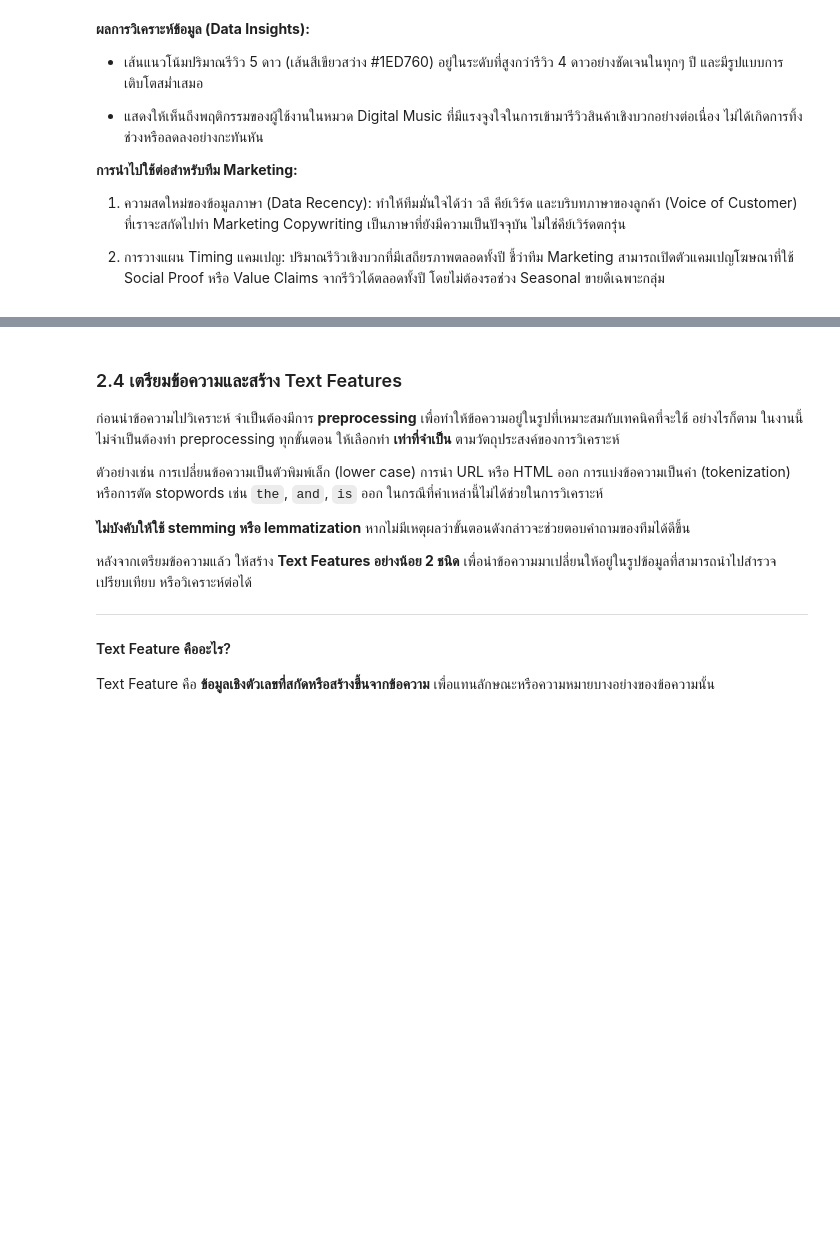
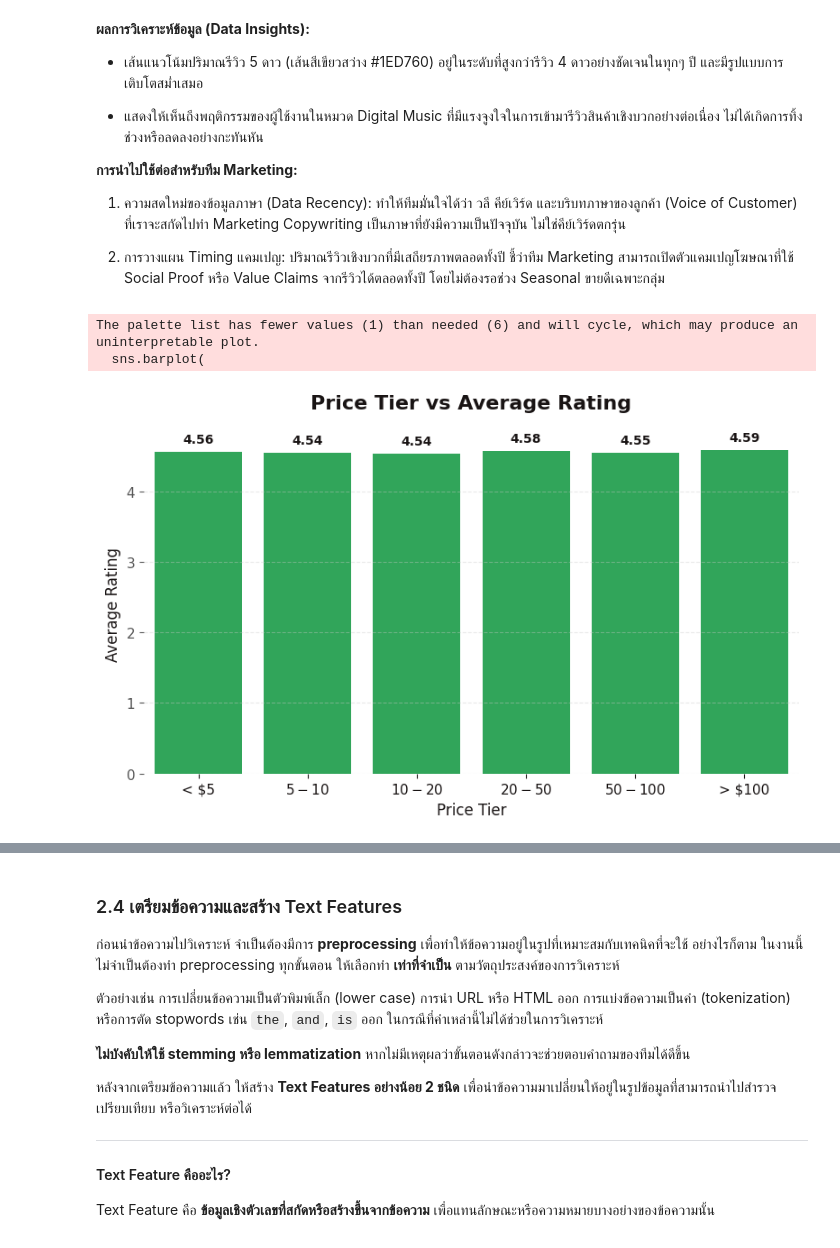
Before and after one commit to audomsak-pypy/Project1-Text_Analytics69, a Jupyter notebook: Project1_Text_Analytics69_Teams.ipynb, the cells around one changed output, grey strips where cells are left out. Saved outputs shown, nothing was run; the diff lists cells and outputs as text; code cells hidden in the pictures; blank space fills up the shorter version.

```diff
--- a/Project1_Text_Analytics69_Teams.ipynb
+++ b/Project1_Text_Analytics69_Teams.ipynb
@@ -672,3 +686,81 @@ plt.show()
 1. ความสดใหม่ของข้อมูลภาษา (Data Recency): ทำให้ทีมมั่นใจได้ว่า วลี คีย์เวิร์ด และบริบทภาษาของลูกค้า (Voice of Customer) ที่เราจะสกัดไปทำ Marketing Copywriting เป็นภาษาที่ยังมีความเป็นปัจจุบัน ไม่ใช่คีย์เวิร์ดตกรุ่น
 
 2. การวางแผน Timing แคมเปญ: ปริมาณรีวิวเชิงบวกที่มีเสถียรภาพตลอดทั้งปี ชี้ว่าทีม Marketing สามารถเปิดตัวแคมเปญโฆษณาที่ใช้ Social Proof หรือ Value Claims จากรีวิวได้ตลอดทั้งปี โดยไม่ต้องรอช่วง Seasonal ขายดีเฉพาะกลุ่ม
+# %%
+import matplotlib.pyplot as plt
+import seaborn as sns
+import pandas as pd
+import numpy as np
+
+# Ensure 'price' column is numeric and handle missing values
+# Convert 'price' column to string type first to ensure .str accessor works
+df_joined['price_numeric'] = pd.to_numeric(
+    df_joined['price'].astype(str).str.replace('$', '', regex=False).str.replace(',', '', regex=False),
+    errors='coerce'
+)
+
+# Create price_tier based on cleaned price
+# Define price bins and labels for price tiers
+price_bins = [0, 5, 10, 20, 50, 100, np.inf]
+price_labels = ['< $5', '$5 - $10', '$10 - $20', '$20 - $50', '$50 - $100', '> $100']
+
+df_joined['price_tier'] = pd.cut(df_joined['price_numeric'], bins=price_bins, labels=price_labels, right=False)
+
+# Aggregate data for 'Price Tier vs Average Rating'
+t3 = df_joined.groupby('price_tier')['rating'].mean().reset_index()
+
+# Prepare data for plotting from t3 DataFrame
+df_plot_t3 = t3.copy()
+
+# --- Plotting ---
+
+# 1. Set up the plot with Spotify Light Mode style
+plt.style.use('default')
+fig, ax = plt.subplots(figsize=(8, 5), facecolor='#FFFFFF')
+ax.set_facecolor('#FFFFFF')
+
+# Spotify Green color for bars
+spotify_green = '#1DB954'
+
+# Create the bar plot
+sns.barplot(
+    data=df_plot_t3,
+    x='price_tier',
+    y='rating',
+    palette=[spotify_green], # Use a single color from Spotify palette
+    hue='price_tier',
+    legend=False,
+    ax=ax,
+    edgecolor='none' # Remove bar borders
+)
+
+# 3. Apply Spotify Minimal Styling
+ax.set_title('Price Tier vs Average Rating', fontsize=16, fontweight='bold', color='#191414', pad=20)
+ax.set_xlabel('Price Tier', fontsize=12, color='#191414')
+ax.set_ylabel('Average Rating', fontsize=12, color='#191414')
+
+# Adjust x-axis tick labels for clarity
+ax.tick_params(axis='x', colors='#191414', labelsize=11, rotation=0)
+ax.tick_params(axis='y', colors='#555555', labelsize=11)
+
+# Remove all spines
+for spine in ['top', 'right', 'left', 'bottom']:
+    ax.spines[spine].set_visible(False)
+
+# Add horizontal grid lines
+ax.grid(axis='y', linestyle='--', alpha=0.4, color='#CCCCCC')
+
+# Add annotations (average ratings) on top of each bar
+for p in ax.patches:
+    height = p.get_height()
+    ax.annotate(f'{height:.2f}',
+                (p.get_x() + p.get_width() / 2., height),
+                ha='center', va='bottom', xytext=(0, 5),
+                textcoords='offset points', fontsize=10, color='#191414', fontweight='bold')
+
+plt.tight_layout()
+plt.show()
+# %% [output]
+The palette list has fewer values (1) than needed (6) and will cycle, which may produce an uninterpretable plot.
+  sns.barplot(
+[figure, added]
```
Also changed, not shown: parts of 23 cells of this notebook.
